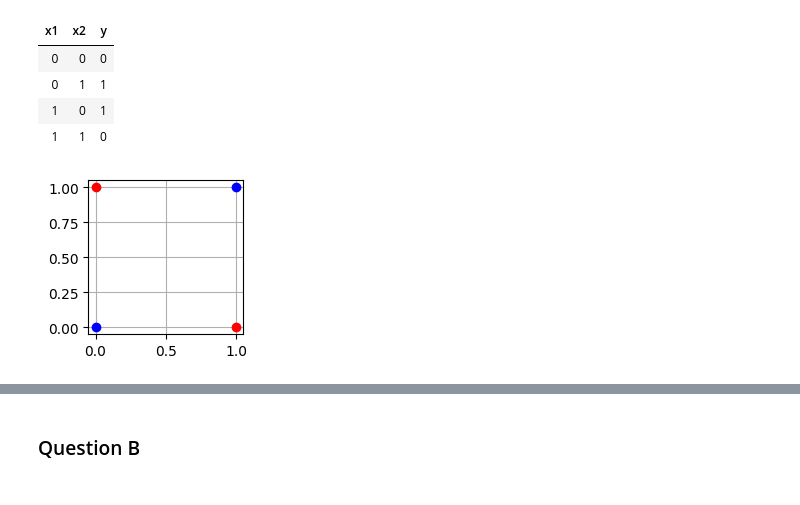
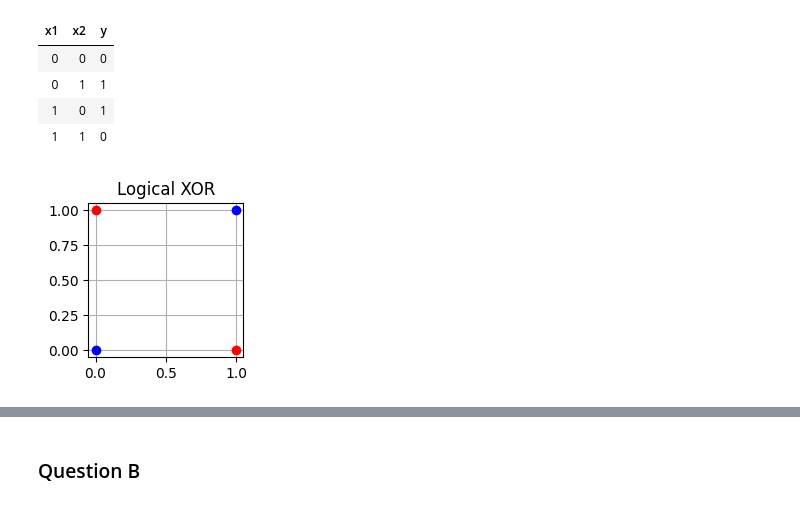
Before and after one commit to tristanff/SIA-TP3, a Jupyter notebook: Exercise3/Multilayer.ipynb, the cells around one changed output, grey strips where cells are left out. Drawn from its saved outputs; the diff is of its cells as text; code cells hidden in the pictures.

```diff
--- a/Exercise3/Multilayer.ipynb
+++ b/Exercise3/Multilayer.ipynb
@@ -32,15 +32,16 @@ df.style.hide()
 # %%
 plt.figure(figsize=(2,2))
 
 plt.plot(*x[0], 'o', color='blue')
 plt.plot(*x[1], 'o', color='red')
 plt.plot(*x[2], 'o', color='red')
 plt.plot(*x[3], 'o', color='blue')
 plt.grid()
+plt.title('Logical XOR')
 
 plt.show()
 # %% [output]
-[figure, old version]
+[figure, new version]
 # %%
 learning_rate = 0.1
 epochs = 10000
```
Also changed, not shown: parts of 16 cells of this notebook, 1 other file.
